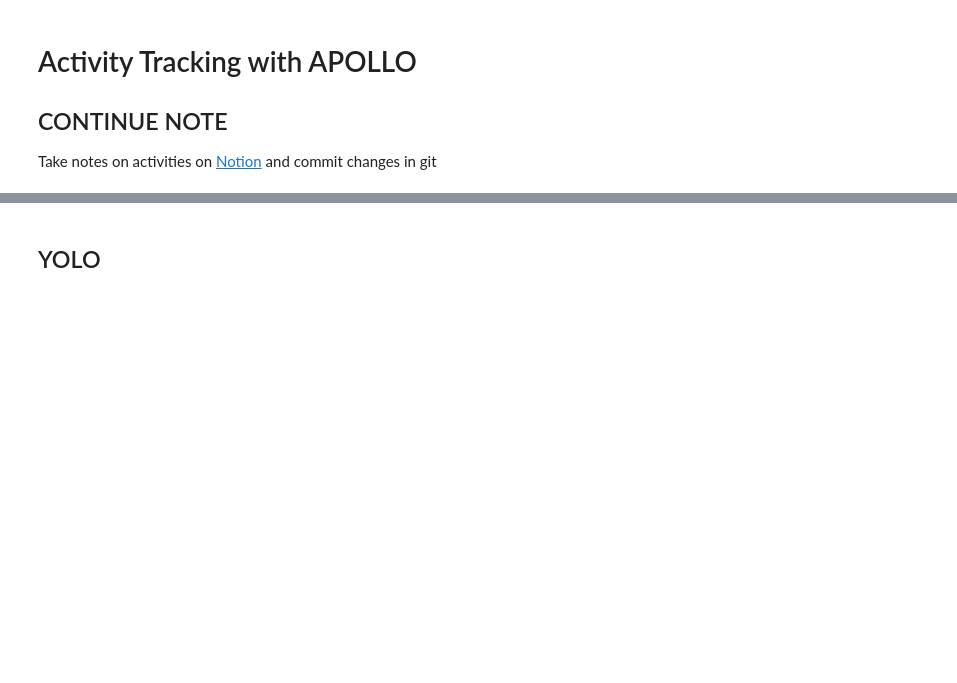
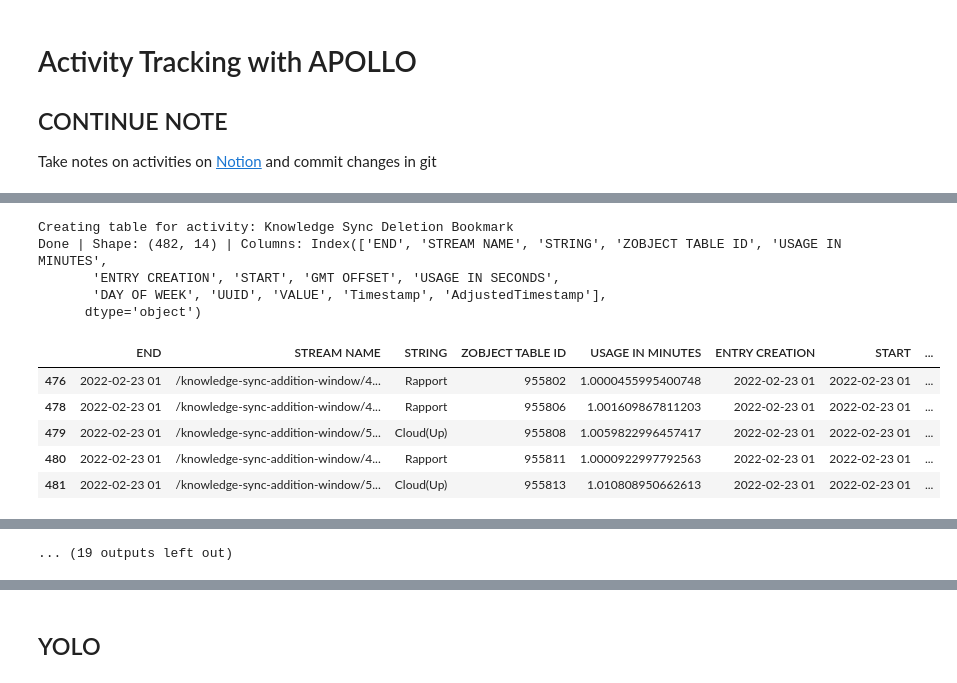
Before and after one commit to shahhaard47/ProductivityApp, a Jupyter notebook: quantSelf/APOLLO/python and sqlite to read KnowledgeC.db.ipynb, the cells around one changed output, grey strips where cells are left out. Cells and saved outputs as stored; diff of their text form; code cells hidden in the pictures; blank space fills up the shorter version.

```diff
--- a/quantSelf/APOLLO/python and sqlite to read KnowledgeC.db.ipynb
+++ b/quantSelf/APOLLO/python and sqlite to read KnowledgeC.db.ipynb
@@ -163 +77,80 @@ Now Playing                            53
 Name: Activity, dtype: int64
+# %%
+class Crawler:
+    apollo_cols = ['Timestamp', 'Activity', 'Output', 'Database', 'Module']
+    ts = 'Timestamp'
+    adjusted_ts = 'AdjustedTimestamp'
+    gmt_offset = 'GMT OFFSET'
+    def __init__(self, df):
+        self.row_count = 0
+        self.df = df
+        self.activities = df.Activity.unique().tolist()
+        self.tables = {act: None for act in self.activities}
+
+    def get_output_df(self, output_series):
+        out = output_series
+        out_dict = {}
+        all_keys = set()
+        out_len = 0
+        for row in out:
+            attributes = re.findall('\[+(.*?)\]', row)
+            attr_dict = {}
+            for attr in attributes:
+                tmp = attr.split(':')
+                key = tmp[0].strip()
+                val = tmp[1].strip()
+                attr_dict[key] = val
+
+            all_keys = all_keys.union(set(attr_dict.keys()))
+            for key in all_keys:
+                if key not in out_dict:
+                    out_dict[key] = ['']*out_len
+                if key in attr_dict:
+                    out_dict[key].append(attr_dict[key])
+                else:
+                    out_dict[key].append('')
+
+#             print(out_dict)
+#             out_df = pd.DataFrame(out_dict)
+#             previewdf(out_df)
+            out_len += 1
+        out_df = pd.DataFrame(out_dict)
+        return out_df
+
+    def create_table_for_(self, activity):
+        print("Creating table for activity:", activity)
+        actdf = self.df[self.df.Activity == activity].reset_index(drop=True)
+
+        out_df = self.get_output_df(actdf.Output)
+        out_df.loc[:, self.ts] = actdf[self.ts]
+
+        # adjust or GMT offset
+        out_df[self.gmt_offset] = out_df[self.gmt_offset].apply(lambda x: pd.Timedelta(hours=int(x)))
+        out_df.loc[:, self.adjusted_ts] = out_df[self.ts] + out_df[self.gmt_offset]
+
+        out_df = out_df.sort_values(self.adjusted_ts)
+        print("Done | Shape:", out_df.shape, "| Columns:", out_df.columns)
+        previewdf(out_df.tail(5))
+
+        return out_df
+
+    def get_tables(self):
+        for act in self.activities:
+            self.tables[act] = self.create_table_for_(act)
+        return self.tables
+
+cr = Crawler(df)
+tables = cr.get_tables()
+tables.keys()
+# %% [output]
+Creating table for activity: Knowledge Sync Deletion Bookmark
+Done | Shape: (482, 14) | Columns: Index(['END', 'STREAM NAME', 'STRING', 'ZOBJECT TABLE ID', 'USAGE IN MINUTES',
+       'ENTRY CREATION', 'START', 'GMT OFFSET', 'USAGE IN SECONDS',
+       'DAY OF WEEK', 'UUID', 'VALUE', 'Timestamp', 'AdjustedTimestamp'],
+      dtype='object')
+|  | END | STREAM NAME | STRING | ZOBJECT TABLE ID | USAGE IN MINUTES | ENTRY CREATION | START | ... |
+| 476 | 2022-02-23 01 | /knowledge-sync-addition-window/4... | Rapport | 955802 | 1.0000455995400748 | 2022-02-23 01 | 2022-02-23 01 | ... |
+| 478 | 2022-02-23 01 | /knowledge-sync-addition-window/4... | Rapport | 955806 | 1.001609867811203 | 2022-02-23 01 | 2022-02-23 01 | ... |
+| 479 | 2022-02-23 01 | /knowledge-sync-addition-window/5... | Cloud(Up) | 955808 | 1.0059822996457417 | 2022-02-23 01 | 2022-02-23 01 | ... |
+| 480 | 2022-02-23 01 | /knowledge-sync-addition-window/4... | Rapport | 955811 | 1.0000922997792563 | 2022-02-23 01 | 2022-02-23 01 | ... |
+| 481 | 2022-02-23 01 | /knowledge-sync-addition-window/5... | Cloud(Up) | 955813 | 1.010808950662613 | 2022-02-23 01 | 2022-02-23 01 | ... |
@@ -163,0 +220 @@ Name: Activity, dtype: int64
+... (19 outputs left out)
```
Also changed, not shown: parts of 10 cells of this notebook, 2 other files.
